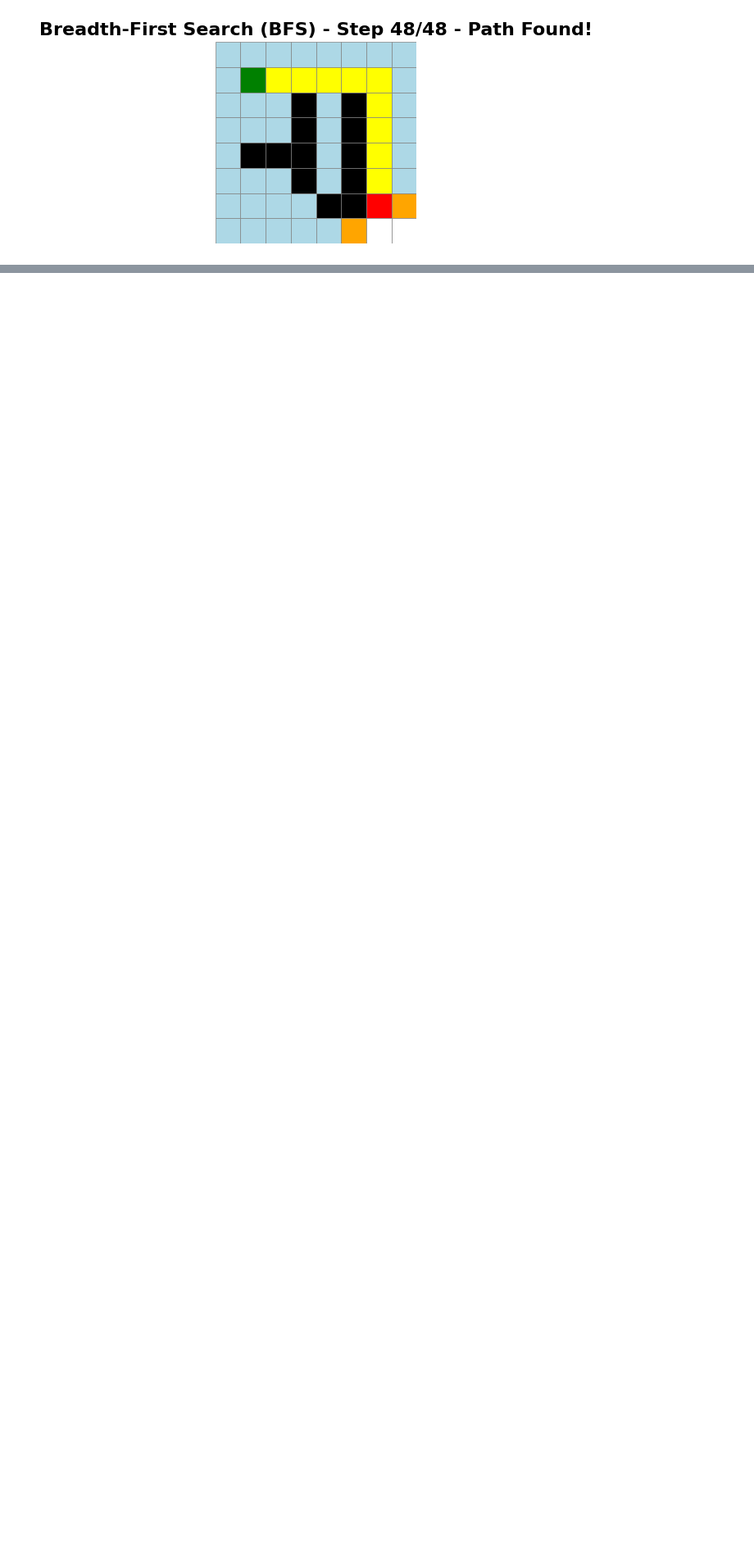
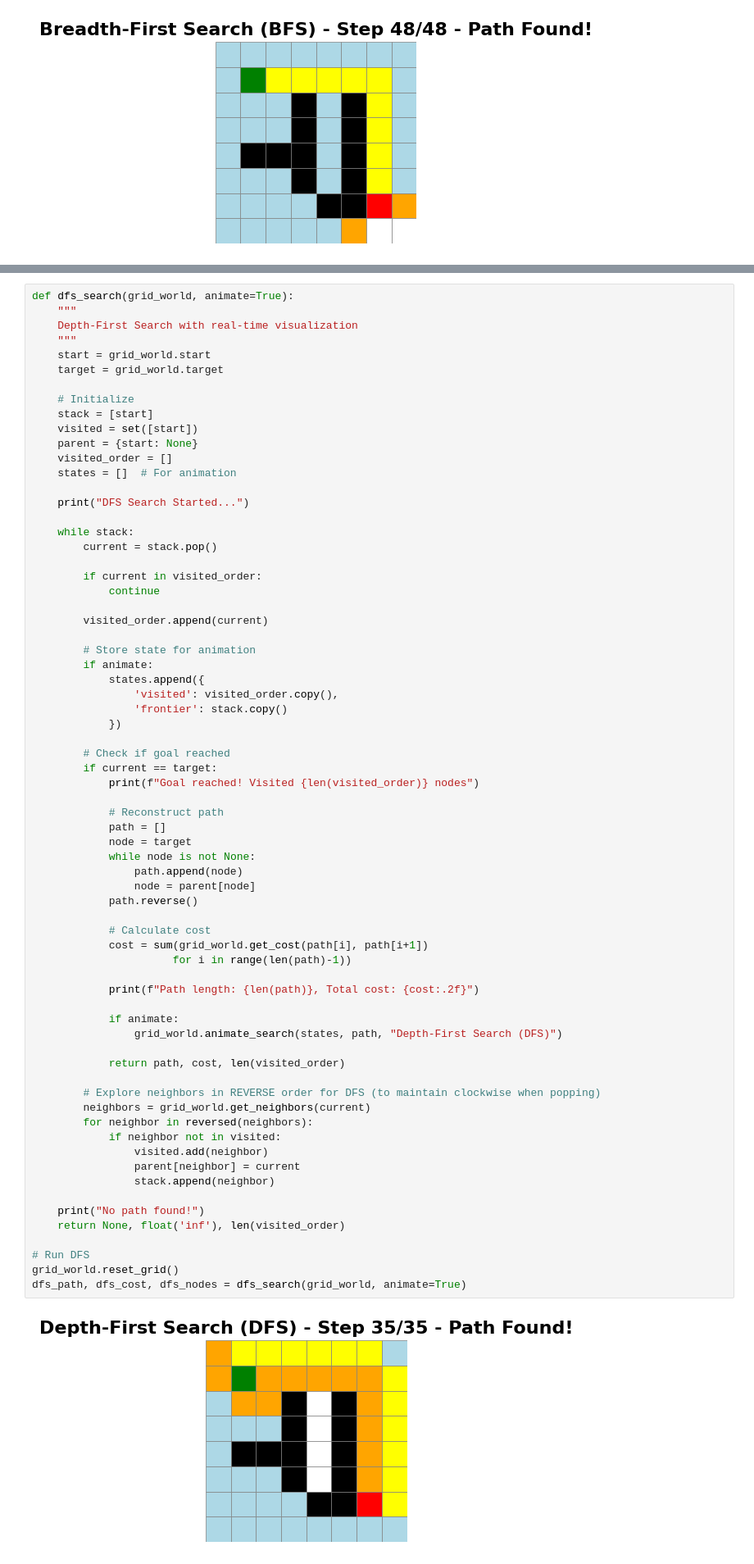
Before and after one commit to ranahusain/AIPathFinder, a Jupyter notebook: Q7.ipynb, the cells around one changed output, grey strips where cells are left out. Shown at 82% size. Saved outputs shown, nothing was run; the diff lists cells and outputs as text; blank space fills up the shorter version.

```diff
--- a/Q7.ipynb
+++ b/Q7.ipynb
@@ -216,0 +219,71 @@ bfs_path, bfs_cost, bfs_nodes = bfs_search(grid_world, animate=True)
+# %%
+def dfs_search(grid_world, animate=True):
+    """
+    Depth-First Search with real-time visualization
+    """
+    start = grid_world.start
+    target = grid_world.target
+
+    # Initialize
+    stack = [start]
+    visited = set([start])
+    parent = {start: None}
+    visited_order = []
+    states = []  # For animation
+
+    print("DFS Search Started...")
+
+    while stack:
+        current = stack.pop()
+
+        if current in visited_order:
+            continue
+
+        visited_order.append(current)
+
+        # Store state for animation
+        if animate:
+            states.append({
+                'visited': visited_order.copy(),
+                'frontier': stack.copy()
+            })
+
+        # Check if goal reached
+        if current == target:
+            print(f"Goal reached! Visited {len(visited_order)} nodes")
+
+            # Reconstruct path
+            path = []
+            node = target
+            while node is not None:
+                path.append(node)
+                node = parent[node]
+            path.reverse()
+
+            # Calculate cost
+            cost = sum(grid_world.get_cost(path[i], path[i+1])
+                      for i in range(len(path)-1))
+
+            print(f"Path length: {len(path)}, Total cost: {cost:.2f}")
+
+            if animate:
+                grid_world.animate_search(states, path, "Depth-First Search (DFS)")
+
+            return path, cost, len(visited_order)
+
+        # Explore neighbors in REVERSE order for DFS (to maintain clockwise when popping)
+        neighbors = grid_world.get_neighbors(current)
+        for neighbor in reversed(neighbors):
+            if neighbor not in visited:
+                visited.add(neighbor)
+                parent[neighbor] = current
+                stack.append(neighbor)
+
+    print("No path found!")
+    return None, float('inf'), len(visited_order)
+
+# Run DFS
+grid_world.reset_grid()
+dfs_path, dfs_cost, dfs_nodes = dfs_search(grid_world, animate=True)
+# %% [output]
+[figure, added]
```
Also changed, not shown: parts of 1 cell of this notebook.
